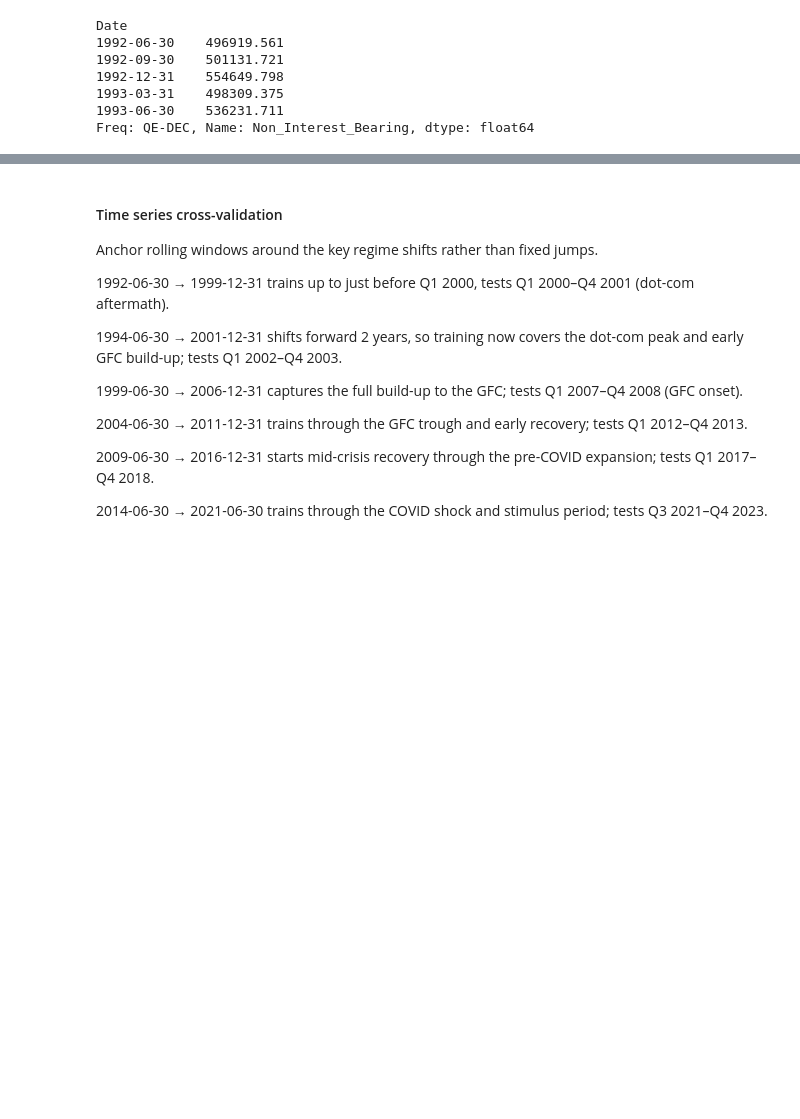
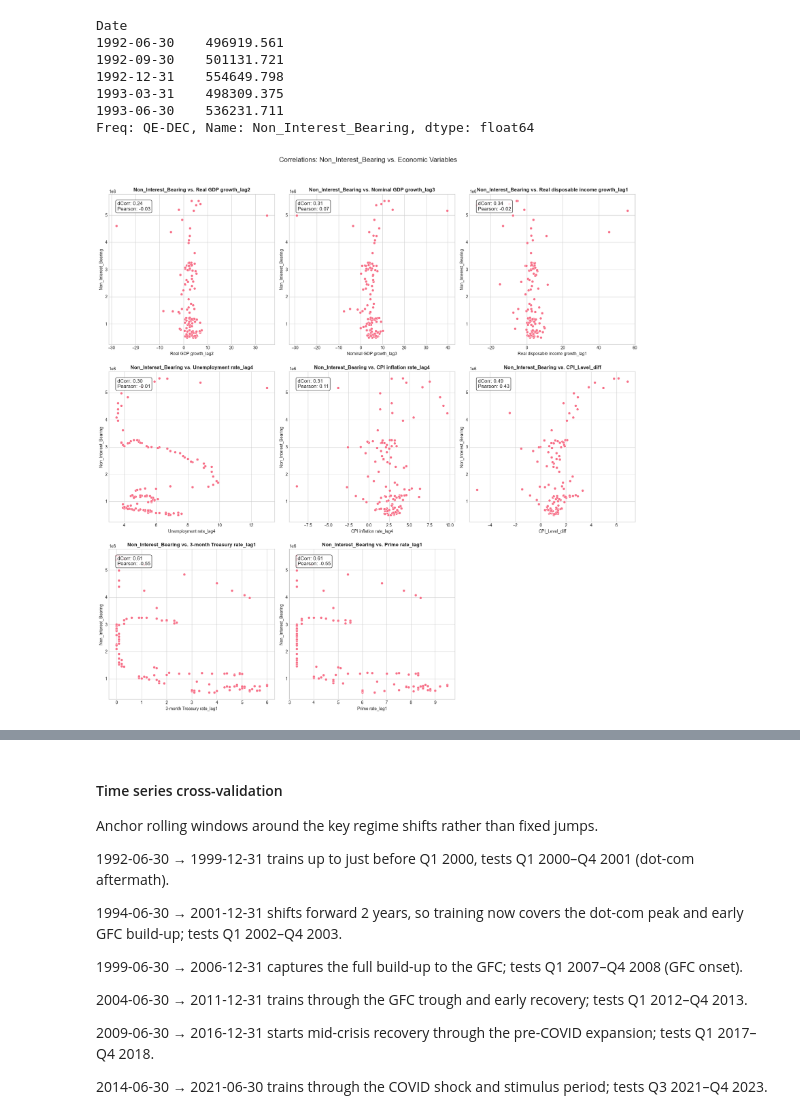
Before and after one commit to divija-rao/Deposit_Modeling, a Jupyter notebook: non_interest_bearing_deposits.ipynb, the cells around one changed output, grey strips where cells are left out. Saved outputs shown, nothing was run; the diff lists cells and outputs as text; code cells hidden in the pictures; blank space fills up the shorter version.

Commit message:
Code for Non-Interest Bearing Deposits Analysis

```diff
--- a/non_interest_bearing_deposits.ipynb
+++ b/non_interest_bearing_deposits.ipynb
@@ -396,0 +400,66 @@ Freq: QE-DEC, Name: Non_Interest_Bearing, dtype: float64
+# %%
+# Correlation Graphs
+
+deposit_col = y_aligned.name   # Only one deposit column (Series)
+econ_cols = exog_aligned.columns[:-2]  # excluding last 2 dummy cols
+
+# Store results
+results = []
+
+# Grid size: n rows, 3 columns
+n_rows = math.ceil(len(econ_cols) / 3)
+fig, axes = plt.subplots(n_rows, 3, figsize=(18, 6 * n_rows))
+axes = axes.flatten()  # Flatten to 1D array for easy iteration
+
+for i, econ in enumerate(econ_cols):
+    # Compute correlations
+    dcorr_value = dcor.distance_correlation(y_aligned, exog_aligned[econ])
+    pearson_corr, _ = pearsonr(y_aligned, exog_aligned[econ])
+
+    # Save to results
+    results.append({
+        "Economic Variable": econ,
+        "dCorr": dcorr_value,
+        "Pearson": pearson_corr
+    })
+
+    # Scatter plot
+    sns.scatterplot(x=exog_aligned[econ], y=y_aligned, ax=axes[i])
+    axes[i].text(
+        0.05, 0.95,
+        f'dCorr: {dcorr_value:.2f}\nPearson: {pearson_corr:.2f}',
+        transform=axes[i].transAxes,
+        fontsize=12,
+        verticalalignment='top',
+        bbox=dict(boxstyle='round', facecolor='white', alpha=0.8)
+    )
+    axes[i].set_title(f'{deposit_col} vs. {econ}', fontsize=12, fontweight='bold')
+    axes[i].set_xlabel(econ, fontsize=10)
+    axes[i].set_ylabel(deposit_col, fontsize=10)
+    axes[i].tick_params(labelsize=10)
+
+# Remove unused subplots (if any)
+for j in range(i+1, len(axes)):
+    fig.delaxes(axes[j])
+
+plt.suptitle(f'Correlations: {deposit_col} vs. Economic Variables', y=1.02, fontsize=16)
+plt.tight_layout()
+plt.savefig(f'graphs/non-IB/non-IB_all_corr_plots.png', dpi=300, bbox_inches='tight')
+plt.show()
+
+# ---- Create sorted tables ----
+results_df = pd.DataFrame(results)
+
+# Sort by distance correlation
+dcorr_sorted = results_df.sort_values("dCorr", ascending=False).copy()
+dcorr_sorted["dCorr"] = dcorr_sorted["dCorr"].map(lambda x: f"{x:.2f}")
+print("Economic variables ranked by Distance Correlation:")
+print(dcorr_sorted[["Economic Variable", "dCorr"]].to_string(index=False))
+
+# Sort by Pearson correlation
+pearson_sorted = results_df.sort_values("Pearson", ascending=False).copy()
+pearson_sorted["Pearson"] = pearson_sorted["Pearson"].map(lambda x: f"{x:.2f}")
+print("\nEconomic variables ranked by Pearson Correlation:")
+print(pearson_sorted[["Economic Variable", "Pearson"]].to_string(index=False))
+# %% [output]
+[figure, added]
```
Also changed, not shown: parts of 11 cells of this notebook.
